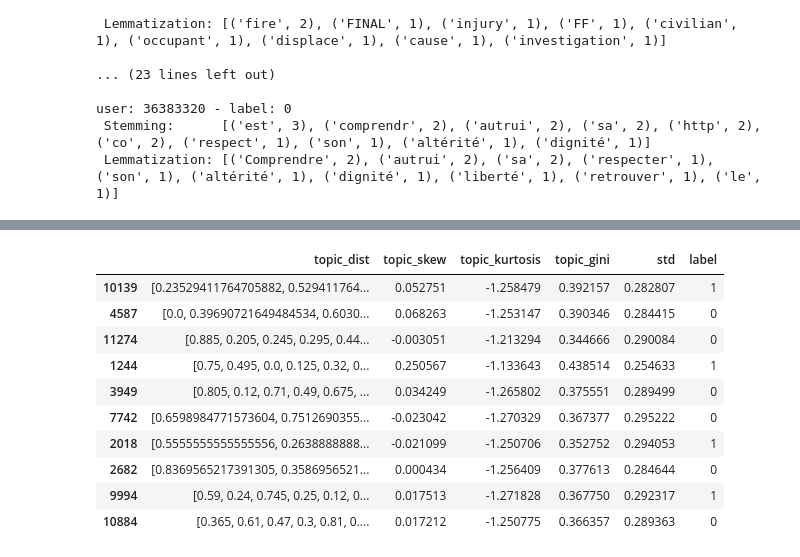
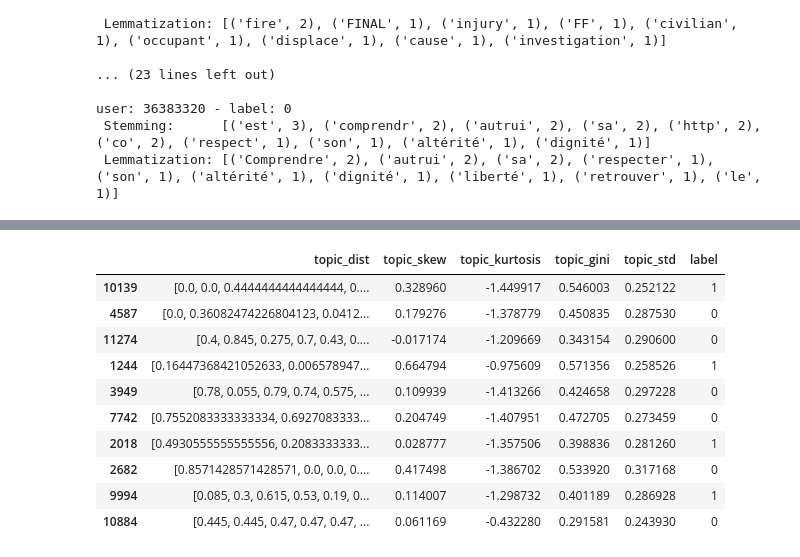
Before and after one commit to MarlonShakespeare/Milestone-2, a Jupyter notebook: extract_topic_distribution.ipynb, the cells around one changed output, grey strips where cells are left out. Saved outputs shown, nothing was run; the diff lists cells and outputs as text; code cells hidden in the pictures.

```diff
--- a/extract_topic_distribution.ipynb
+++ b/extract_topic_distribution.ipynb
@@ -89,25 +101,38 @@ user: 36383320 - label: 0
 # %%
 def extract_topic_feature(row, components=None, tokenizer=None, random_state=None):
-    if components is None:
-        components = len(row)
-    if row is not None and components > 1:
+
+    if row is not None:
         tweets = np.array(row)
 
         vectorize = TfidfVectorizer(tokenizer=tokenizer,
                                     ngram_range=(1, 2),
                                     stop_words=None if tokenizer is not None else 'english',
-                                    min_df=1)
+                                    min_df=2,
+                                    max_features=3000)
+        try:
+            vect_tweets = vectorize.fit_transform(tweets)
+        except Exception:
+            return np.nan
+
+        print(vect_tweets.shape)
+        if components is None:
+            components = min(vect_tweets.shape)
+            if components < 2:
+                return np.nan
+        elif components > min(vect_tweets.shape):
+            components = min(vect_tweets.shape)
+            if components < 2:
+                return np.nan
+
         nmf_model = NMF(n_components=components,
                         init='nndsvd',
                         max_iter=200,
                         random_state=random_state)
 
-
-        nmf_pipe = make_pipeline(vectorize, nmf_model)
-
         try:
-            W = nmf_pipe.fit_transform(tweets)
-        except ValueError:
+            W = nmf_model.fit_transform(vect_tweets)
+        except ValueError as e:
+            print(e)
             return np.nan
 
         index_max = []
@@ -203,8 +243,8 @@ def extract_nmf_feature(df, tokenizer=spacy_tokenizer):
     df.loc[:, 'topic_dist'] = df['tweet'].apply(lambda x: extract_topic_feature(x, tokenizer=tokenizer) if x is not None else np.nan)
     df.loc[:, 'topic_skew'] = df['topic_dist'].apply(lambda x: skew(x) if x is not None else np.nan)
     df.loc[:, 'topic_kurtosis'] = df['topic_dist'].apply(lambda x: kurtosis(x) if x is not None else np.nan)
-    df.loc[:, 'topic_gini'] = df['topic_dist'].apply(lambda x: gini(x) if x is not None else np.nan)
-    df.loc[:, 'topic_std'] = df['topic_dist'].apply(lambda x: x.std() if x is not None else np.nan)
+    df.loc[:, 'topic_gini'] = df['topic_dist'].apply(lambda x: gini(x) if (x is not None) and (len(x) > 0) else np.nan)
+    df.loc[:, 'topic_std'] = df['topic_dist'].apply(lambda x: np.array(x).std() if x is not None else np.nan)
     return df
 # %%
 %%time
@@ -214,14 +264,14 @@ Wall time: 2min 15s
 # %%
-with_topic_feat[['topic_dist', 'topic_skew', 'topic_kurtosis', 'topic_gini', 'std', 'label']]
+with_topic_feat[['topic_dist', 'topic_skew', 'topic_kurtosis', 'topic_gini', 'topic_std', 'label']]
 # %% [output]
-|  | topic_dist | topic_skew | topic_kurtosis | topic_gini | std | label |
-| 10139 | [0.23529411764705882, 0.529411764... | 0.052751 | -1.258479 | 0.392157 | 0.282807 | 1 |
-| 4587 | [0.0, 0.39690721649484534, 0.6030... | 0.068263 | -1.253147 | 0.390346 | 0.284415 | 0 |
-| 11274 | [0.885, 0.205, 0.245, 0.295, 0.44... | -0.003051 | -1.213294 | 0.344666 | 0.290084 | 0 |
-| 1244 | [0.75, 0.495, 0.0, 0.125, 0.32, 0... | 0.250567 | -1.133643 | 0.438514 | 0.254633 | 1 |
-| 3949 | [0.805, 0.12, 0.71, 0.49, 0.675, ... | 0.034249 | -1.265802 | 0.375551 | 0.289499 | 0 |
-| 7742 | [0.6598984771573604, 0.7512690355... | -0.023042 | -1.270329 | 0.367377 | 0.295222 | 0 |
-| 2018 | [0.5555555555555556, 0.2638888888... | -0.021099 | -1.250706 | 0.352752 | 0.294053 | 1 |
-| 2682 | [0.8369565217391305, 0.3586956521... | 0.000434 | -1.256409 | 0.377613 | 0.284644 | 0 |
-| 9994 | [0.59, 0.24, 0.745, 0.25, 0.12, 0... | 0.017513 | -1.271828 | 0.367750 | 0.292317 | 1 |
-| 10884 | [0.365, 0.61, 0.47, 0.3, 0.81, 0.... | 0.017212 | -1.250775 | 0.366357 | 0.289363 | 0 |
+|  | topic_dist | topic_skew | topic_kurtosis | topic_gini | topic_std | label |
+| 10139 | [0.0, 0.0, 0.4444444444444444, 0.... | 0.328960 | -1.449917 | 0.546003 | 0.252122 | 1 |
+| 4587 | [0.0, 0.36082474226804123, 0.0412... | 0.179276 | -1.378779 | 0.450835 | 0.287530 | 0 |
+| 11274 | [0.4, 0.845, 0.275, 0.7, 0.43, 0.... | -0.017174 | -1.209669 | 0.343154 | 0.290600 | 0 |
+| 1244 | [0.16447368421052633, 0.006578947... | 0.664794 | -0.975609 | 0.571356 | 0.258526 | 1 |
+| 3949 | [0.78, 0.055, 0.79, 0.74, 0.575, ... | 0.109939 | -1.413266 | 0.424658 | 0.297228 | 0 |
+| 7742 | [0.7552083333333334, 0.6927083333... | 0.204749 | -1.407951 | 0.472705 | 0.273459 | 0 |
+| 2018 | [0.4930555555555556, 0.2083333333... | 0.028777 | -1.357506 | 0.398836 | 0.281260 | 1 |
+| 2682 | [0.8571428571428571, 0.0, 0.0, 0.... | 0.417498 | -1.386702 | 0.533920 | 0.317168 | 0 |
+| 9994 | [0.085, 0.3, 0.615, 0.53, 0.19, 0... | 0.114007 | -1.298732 | 0.401189 | 0.286928 | 1 |
+| 10884 | [0.445, 0.445, 0.47, 0.47, 0.47, ... | 0.061169 | -0.432280 | 0.291581 | 0.243930 | 0 |
```
Also changed, not shown: parts of 13 cells of this notebook, 3 other files.
